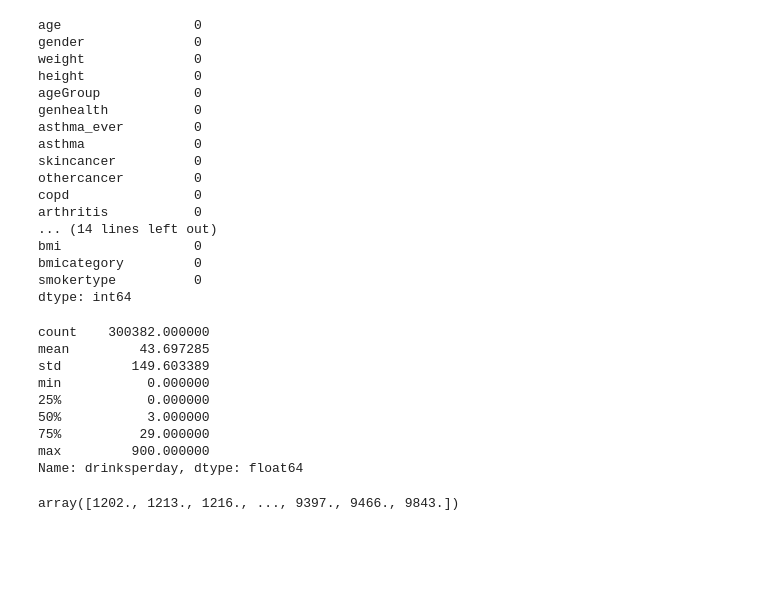
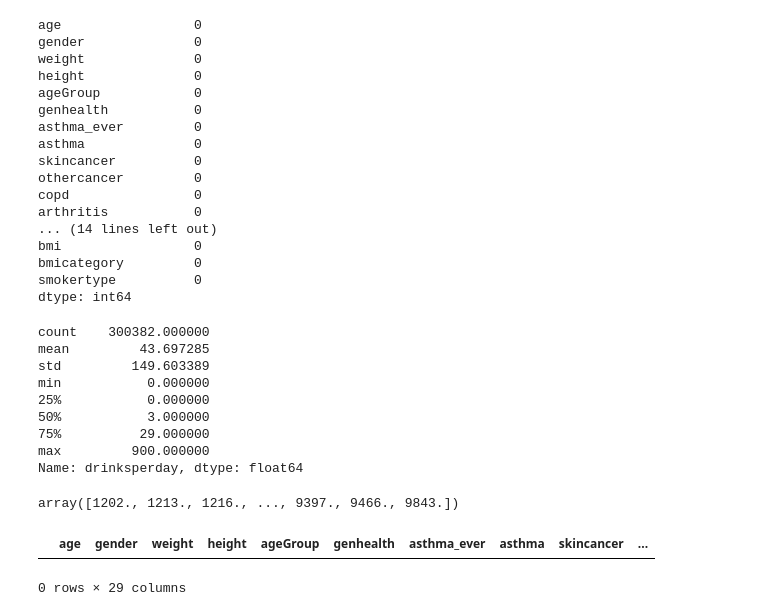
Before and after one commit to ArunGaonkar/HPCC-project, a Jupyter notebook: LLCP/LLCP_Preprocessing.ipynb, the cells around one changed output. Drawn from its saved outputs; the diff is of its cells as text; code cells hidden in the pictures; blank space fills up the shorter version.

```diff
--- a/LLCP/LLCP_Preprocessing.ipynb
+++ b/LLCP/LLCP_Preprocessing.ipynb
@@ -454,3 +454,8 @@ Name: drinksperday, dtype: float64
 np.sort(df3['bmi'].unique())
 # %% [output]
 array([1202., 1213., 1216., ..., 9397., 9466., 9843.])
+# %%
+df3[df3.eq(5.397605346934028e-79).any(1)]
+# %% [output]
+|  | age | gender | weight | height | ageGroup | genhealth | asthma_ever | asthma | skincancer | ... |
+0 rows × 29 columns
```
Also changed, not shown: 1 other file.
